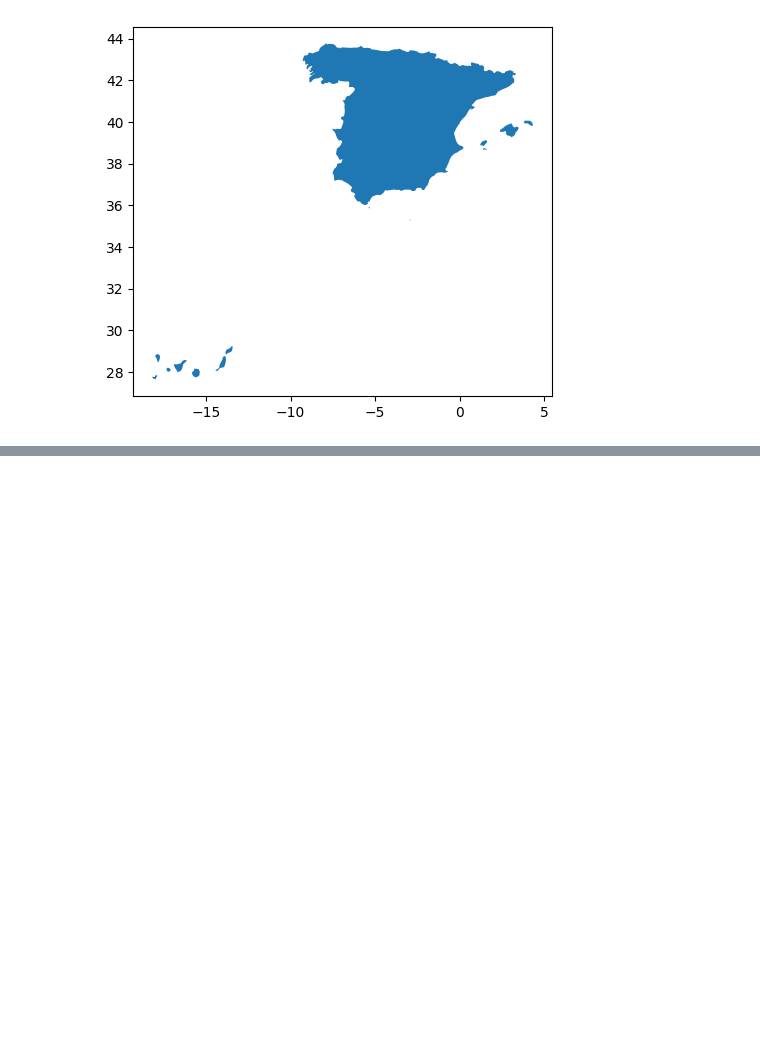
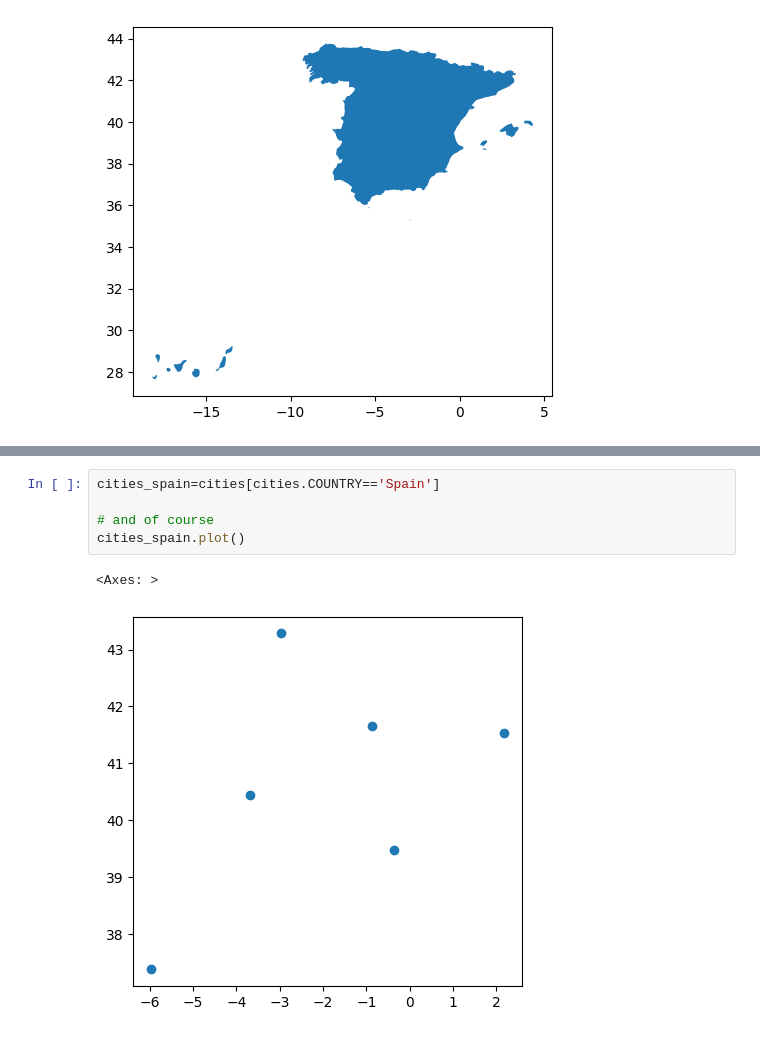
Before and after one commit to Ricardoabelhp/introgeodf, a Jupyter notebook: rhp_geopandas.ipynb, the cells around one changed output, grey strips where cells are left out. Cells and saved outputs as stored; diff of their text form; blank space fills up the shorter version.

```diff
--- a/rhp_geopandas.ipynb
+++ b/rhp_geopandas.ipynb
@@ -257,0 +267,8 @@ spain.plot()
+# %%
+cities_spain=cities[cities.COUNTRY=='Spain']
+
+# and of course
+cities_spain.plot()
+# %% [output]
+<Axes: >
+[figure, added]
```
Also changed, not shown: parts of 3 cells of this notebook.
